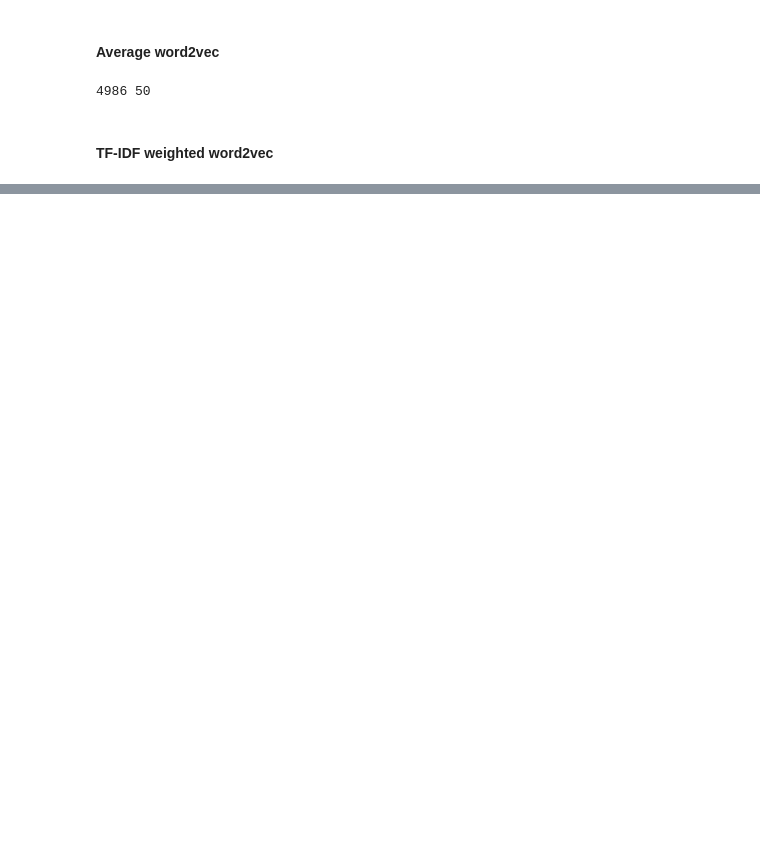
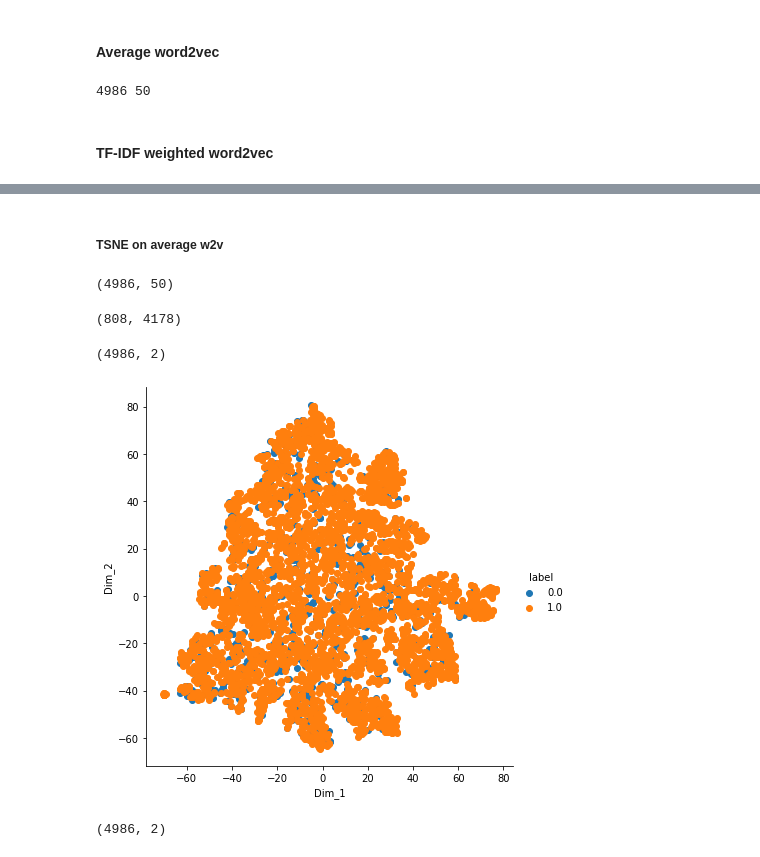
Before and after one commit to iamsims/PracticalAI, a Jupyter notebook: Notebooks/Text Preprocessing and Featurization.ipynb, the cells around one changed output, grey strips where cells are left out. Saved outputs shown, nothing was run; the diff lists cells and outputs as text; code cells hidden in the pictures; blank space fills up the shorter version.

Commit message:
TSNE performed on Amazon reviews

```diff
--- a/Notebooks/Text Preprocessing and Featurization.ipynb
+++ b/Notebooks/Text Preprocessing and Featurization.ipynb
@@ -396,7 +391,7 @@ sample words  ['product', 'available', 'course', 'total', 'pretty', 'stinky', 'r
 # %%
 import numpy as np
 # %%
-embedded_sentences =[]
+avg_w2v =[]
 for sentence in  tqdm(list_of_sentence):
     emb_vec = np.zeros(50) #the words are 50 dim-vectors
     count=0
@@ -406,5 +401,5 @@ for sentence in  tqdm(list_of_sentence):
             emb_vec += vec
             count+=1
     if (count!=0): emb_vec/=count
-    embedded_sentences.append(emb_vec)
+    avg_w2v.append(emb_vec)
 # %%
@@ -436,0 +444,49 @@ for sentence in  tqdm(list_of_sentence):
+# %% [markdown]
+##### TSNE on average w2v
+# %%
+from sklearn.preprocessing import StandardScaler
+std_avg_w2v=StandardScaler().fit_transform(avg_w2v)
+std_avg_w2v.shape
+# %% [output]
+(4986, 50)
+# %%
+positives  = np.sum(final['Score']==0)
+negatives  = np.sum(final['Score']==1)
+positives, negatives
+# %% [output]
+(808, 4178)
+# %%
+#unbalanced dataset
+labels = final['Score']
+# %%
+from sklearn.manifold import TSNE
+model =TSNE(n_components=2, random_state=0)
+# default perplexity = 30
+# default learning rate = 200
+# default Maximum number of iterations for the optimization = 1000
+
+tsne_emb =model.fit_transform(std_avg_w2v)
+tsne_emb.shape
+# %% [output]
+(4986, 2)
+# %%
+import seaborn as sn
+import matplotlib.pyplot as plt
+tsne_data = np.vstack((tsne_emb.T, labels)).T
+tsne_df = pd.DataFrame(data=tsne_data, columns=("Dim_1", "Dim_2", "label"))
+sn.FacetGrid(tsne_df, hue="label", height=6).map(plt.scatter, 'Dim_1', 'Dim_2').add_legend()
+
+plt.show()
+# %% [output]
+[figure, added]
+# %%
+
+model =TSNE(n_components=2, random_state=0, n_iter=5000)
+# default perplexity = 30
+# default learning rate = 200
+# default Maximum number of iterations for the optimization = 1000
+
+tsne_emb =model.fit_transform(std_avg_w2v)
+tsne_emb.shape
+# %% [output]
+(4986, 2)
```
Also changed, not shown: parts of 38 cells of this notebook, 2 other files.
